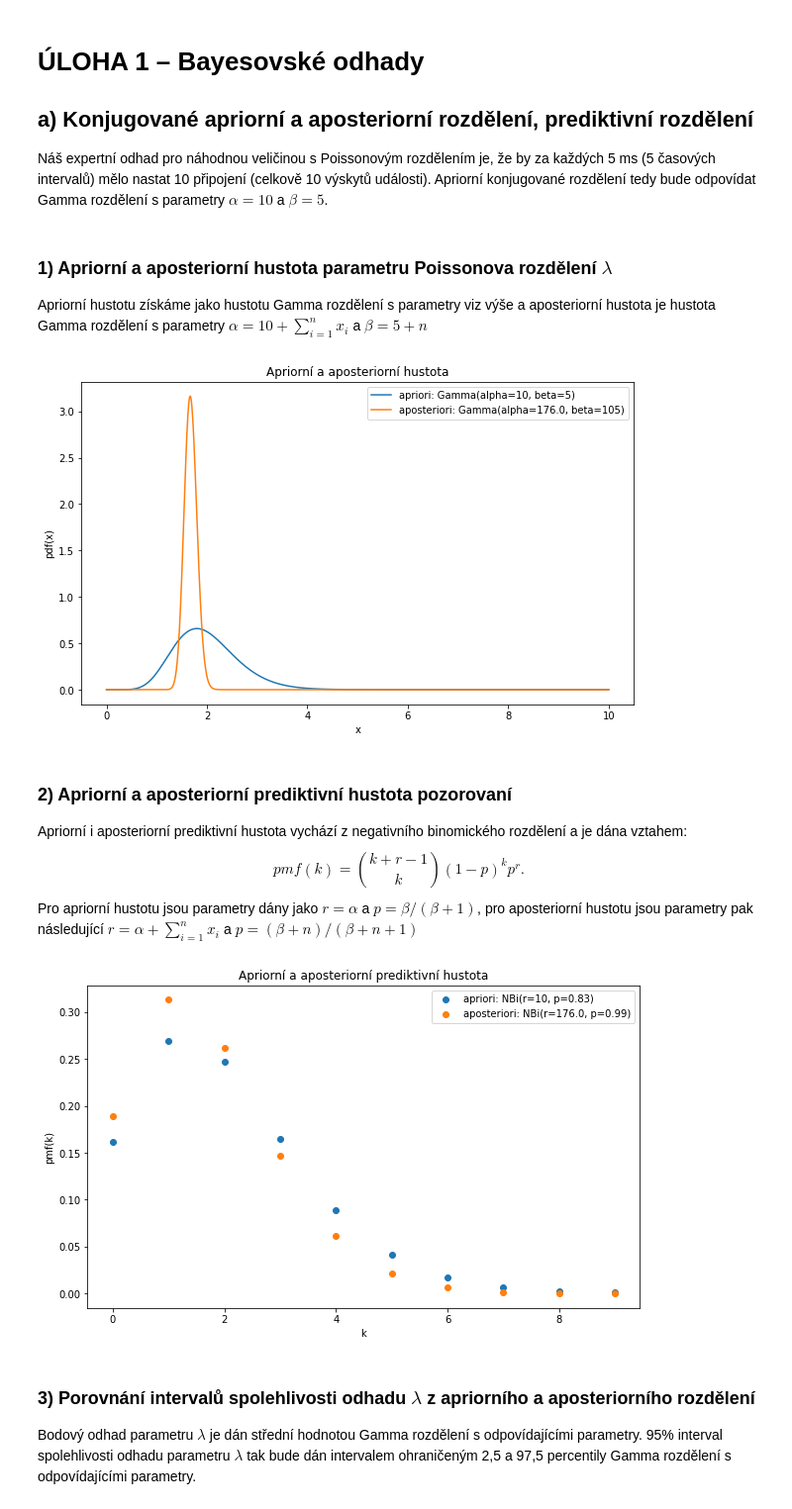
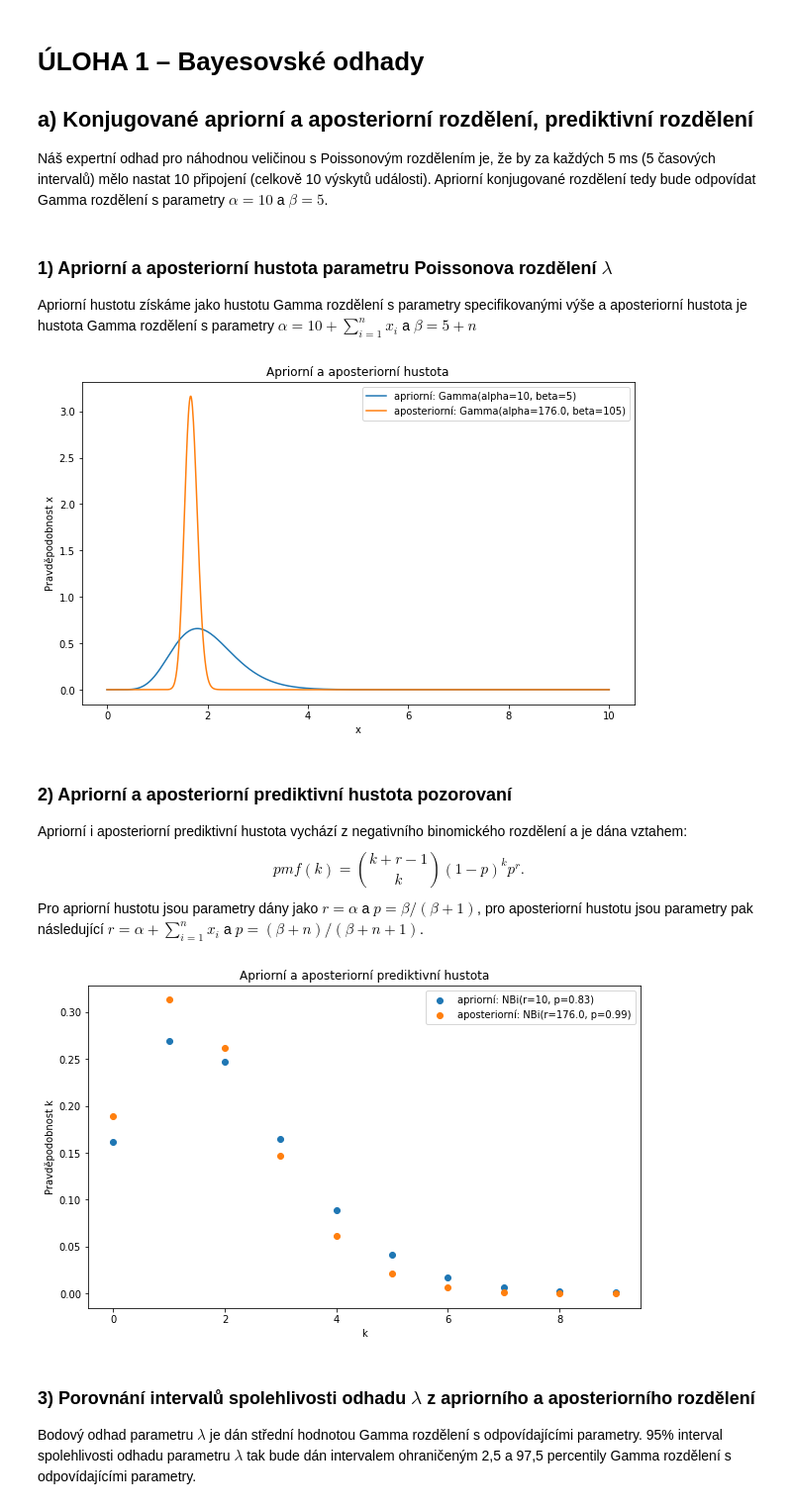
Before and after one commit to xmihol00/MSP, a Jupyter notebook: proj2/proj2.ipynb, the cells around one changed output. Shown: that part at 99% size. Cells and saved outputs as stored; diff of their text form; code cells hidden in the pictures.

```diff
--- a/proj2/proj2.ipynb
+++ b/proj2/proj2.ipynb
@@ -35,7 +41,7 @@ Správnost volby konjugovaného apriorního rozdělení pak ověříme graficky.
 >
 # %% [markdown]
 ### 1) Apriorní a aposteriorní hustota parametru Poissonova rozdělení $\lambda$
-Apriorní hustotu získáme jako hustotu Gamma rozdělení s parametry viz výše a aposteriorní hustota je hustota Gamma rozdělení s parametry $\alpha=10 + \sum^{n}_{i=1} x_i$ a $\beta=5+n$
+Apriorní hustotu získáme jako hustotu Gamma rozdělení s parametry specifikovanými výše a aposteriorní hustota je hustota Gamma rozdělení s parametry $\alpha=10 + \sum^{n}_{i=1} x_i$ a $\beta=5+n$
 # %%
 alpha_apriori = 10
 beta_apriori = 5
@@ -48,34 +54,34 @@ beta_aposteriori = beta_apriori + observations.shape[0]
 y_aposteriori = st.gamma.pdf(x, alpha_aposteriori, 0, 1/beta_aposteriori)
 plt.title("Apriorní a aposteriorní hustota")
 plt.xlabel("x")
-plt.ylabel("pdf(x)")
-plt.plot(x, y_apriori, label=f"apriori: Gamma(alpha={alpha_apriori}, beta={beta_apriori})")
-plt.plot(x, y_aposteriori, label=f"aposteriori: Gamma(alpha={alpha_aposteriori}, beta={beta_aposteriori})")
+plt.ylabel("Pravděpodobnost x")
+plt.plot(x, y_apriori, label=f"apriorní: Gamma(alpha={alpha_apriori}, beta={beta_apriori})")
+plt.plot(x, y_aposteriori, label=f"aposteriorní: Gamma(alpha={alpha_aposteriori}, beta={beta_aposteriori})")
 plt.legend()
 plt.show()
 # %% [output]
-[figure, old version]
+[figure, new version]
 # %% [markdown]
 ### 2) Apriorní a aposteriorní prediktivní hustota pozorovaní
 Apriorní i aposteriorní prediktivní hustota vychází z negativního binomického rozdělení a je dána vztahem:
 $$
 pmf(k) = \binom{k+r-1}{k}(1-p)^kp^r.
 $$
-Pro apriorní hustotu jsou parametry dány jako $r=\alpha$ a $p=\beta/(\beta+1)$, pro aposteriorní hustotu jsou parametry pak následující $r=\alpha + \sum^{n}_{i=1} x_i$ a $p=(\beta+n)/(\beta+n+1)$
+Pro apriorní hustotu jsou parametry dány jako $r=\alpha$ a $p=\beta/(\beta+1)$, pro aposteriorní hustotu jsou parametry pak následující $r=\alpha + \sum^{n}_{i=1} x_i$ a $p=(\beta+n)/(\beta+n+1)$.
 # %%
 plt.figure(figsize=(10, 6))
 k = np.linspace(0, 9, 10)
 y_apriori = st.nbinom.pmf(k, alpha_apriori, beta_apriori/(beta_apriori+1))
 y_aposteriori = st.nbinom.pmf(k, alpha_aposteriori, beta_aposteriori/(beta_aposteriori+1))
 plt.title("Apriorní a aposteriorní prediktivní hustota")
 plt.xlabel("k")
-plt.ylabel("pmf(k)")
-plt.scatter(k, y_apriori, label=f"apriori: NBi(r={alpha_apriori}, p={round(beta_apriori/(beta_apriori+1), 2)})")
-plt.scatter(k, y_aposteriori, label=f"aposteriori: NBi(r={alpha_aposteriori}, p={round(beta_aposteriori/(beta_aposteriori+1), 2)})")
+plt.ylabel("Pravděpodobnost k")
+plt.scatter(k, y_apriori, label=f"apriorní: NBi(r={alpha_apriori}, p={round(beta_apriori/(beta_apriori+1), 2)})")
+plt.scatter(k, y_aposteriori, label=f"aposteriorní: NBi(r={alpha_aposteriori}, p={round(beta_aposteriori/(beta_aposteriori+1), 2)})")
 plt.legend()
 plt.show()
 # %% [output]
-[figure, old version]
+[figure, new version]
 # %% [markdown]
 ### 3) Porovnání intervalů spolehlivosti odhadu $\lambda$ z apriorního a aposteriorního rozdělení
 Bodový odhad parametru $\lambda$ je dán střední hodnotou Gamma rozdělení s odpovídajícími parametry. 95% interval spolehlivosti odhadu parametru $\lambda$ tak bude dán
```
Also changed, not shown: parts of 31 cells of this notebook.
